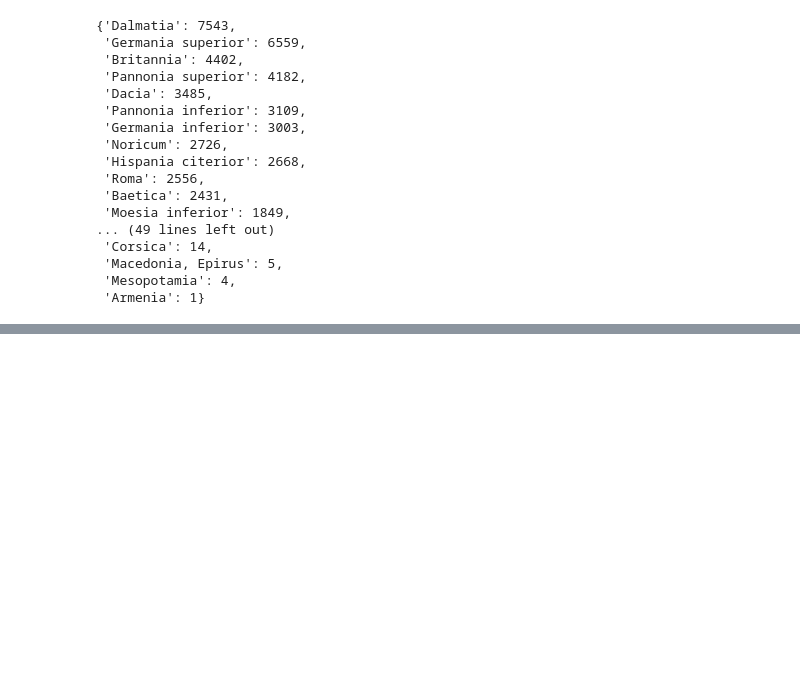
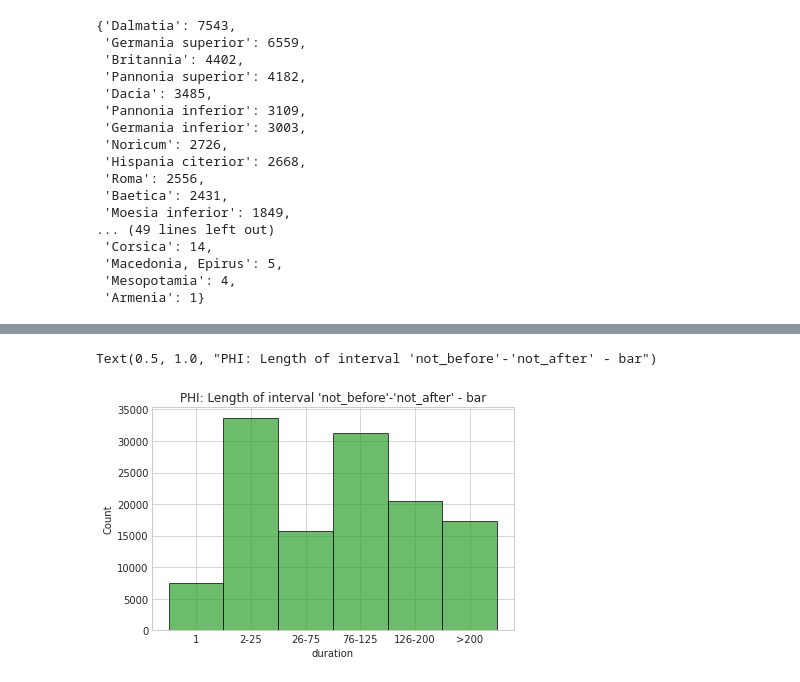
Before and after one commit to sdam-au/EDH_exploration, a Jupyter notebook: scripts/Py_EDH_TEMPORAL_EXPLORATION.ipynb, the cells around one changed output, grey strips where cells are left out. Cells and saved outputs as stored; diff of their text form; code cells hidden in the pictures; blank space fills up the shorter version.

```diff
--- a/scripts/Py_EDH_TEMPORAL_EXPLORATION.ipynb
+++ b/scripts/Py_EDH_TEMPORAL_EXPLORATION.ipynb
@@ -783,0 +975,2 @@ ax.legend(handles=markers)
+# %%
+PHI = sddk.read_file("SDAM_data/PHI/PHI_cleaned_dated_2020-06-30.json", "df", conf)
@@ -783,0 +981,4 @@ ax.legend(handles=markers)
+# %%
+%%time
+# generate a list of 1000 random dates for each inscription in the dataset, it takes approx. 60 seconds
+PHI["random_dates"] =PHI.apply(lambda row: model_date(row["not_before"], row["not_after"], size=1000,), axis=1)
@@ -783,0 +992,13 @@ ax.legend(handles=markers)
+# %%
+PHI["duration"] = PHI.apply(lambda row: get_duration(row["not_before"], row["not_after"]), axis=1)
+# %%
+durations = []
+previous_duration = 0
+for duration in [1, 25, 75, 125, 200]:
+    if previous_duration == 0:
+        durations.append([str(duration), len(PHI[(PHI["duration"]<= duration) & (PHI["duration"] > previous_duration)])])
+    else:
+        durations.append([str(previous_duration + 1) + "-" +  str(duration), len(PHI[(PHI["duration"]<= duration) & (PHI["duration"] > previous_duration)])])
+    previous_duration = duration
+durations.append([">200", len(PHI[PHI["duration"]>200])])
+durations_df = pd.DataFrame(durations, columns=["less or equal years", "n of inscriptions"])
@@ -783,0 +1015,9 @@ ax.legend(handles=markers)
+# %%
+fig, ax = plt.subplots(figsize=(6, 4), tight_layout=True)
+ax.bar(durations_df["less or equal years"], durations_df["n of inscriptions"], edgecolor="black", color="tab:green", alpha=0.7, width=1)
+ax.set_xlabel("duration")
+ax.set_ylabel("Count")
+ax.set_title("PHI: Length of interval 'not_before'-'not_after' - bar")
+# %% [output]
+Text(0.5, 1.0, "PHI: Length of interval 'not_before'-'not_after' - bar")
+[figure, added]
```
Also changed, not shown: parts of 57 cells of this notebook.
